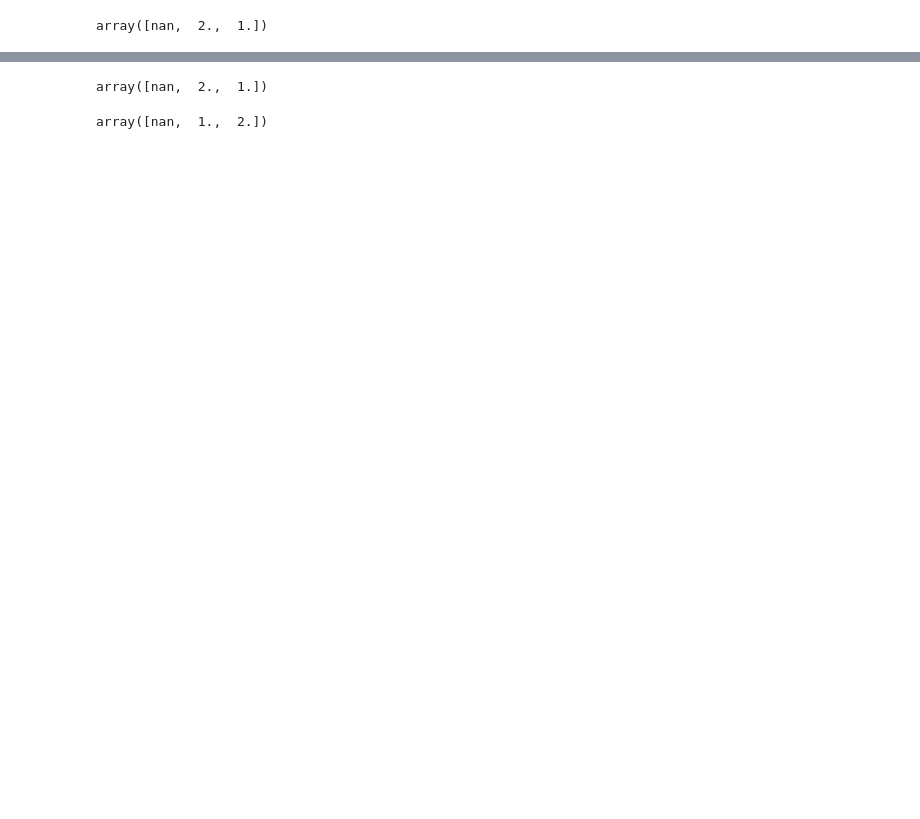
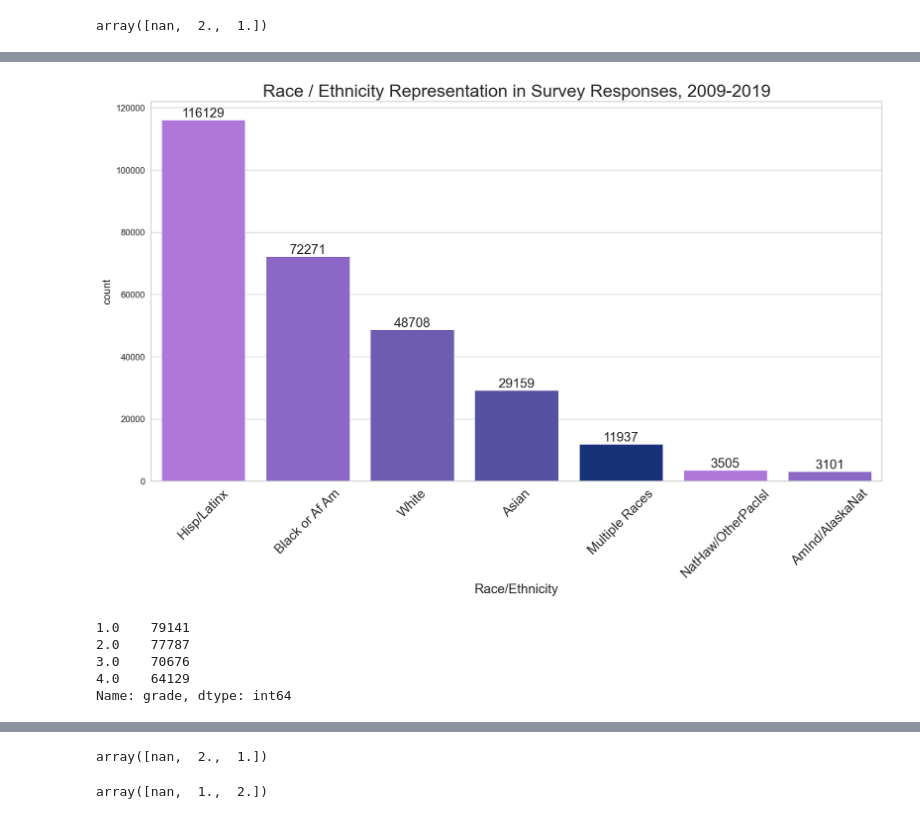
Before and after one commit to beckyepeters/risk_behaviors, a Jupyter notebook: risk_beh_eda.ipynb, the cells around one changed output, grey strips where cells are left out. Saved outputs shown, nothing was run; the diff lists cells and outputs as text; code cells hidden in the pictures; blank space fills up the shorter version.

```diff
--- a/risk_beh_eda.ipynb
+++ b/risk_beh_eda.ipynb
@@ -155,0 +145,4 @@ array([nan,  2.,  1.])
+# %%
+race7_labels = ['Hisp/Latinx', 'Black or Af Am',
+               'White', 'Asian', 'Multiple Races',
+               'NatHaw/OtherPacIsl', 'AmInd/AlaskaNat']
@@ -155,0 +170,18 @@ array([nan,  2.,  1.])
+# %%
+fig, ax = plt.subplots(figsize=(15, 8))
+sns.countplot(data=df, x='race7', palette=colors, ax=ax,
+             order=df.race7.value_counts().index)
+ax.set_xticklabels(labels=race7_labels, rotation=45, fontsize=15)
+ax.set_title('Race / Ethnicity Representation in Survey Responses, 2009-2019', fontsize=20)
+ax.bar_label(ax.containers[0], fontsize=15, fmt='%d')
+ax.set_xlabel('Race/Ethnicity', fontsize=15);
+# %% [output]
+[figure, added]
+# %%
+df.grade.value_counts()
+# %% [output]
+1.0    79141
+2.0    77787
+3.0    70676
+4.0    64129
+Name: grade, dtype: int64
```
Also changed, not shown: parts of 47 cells of this notebook, 6 other files.
